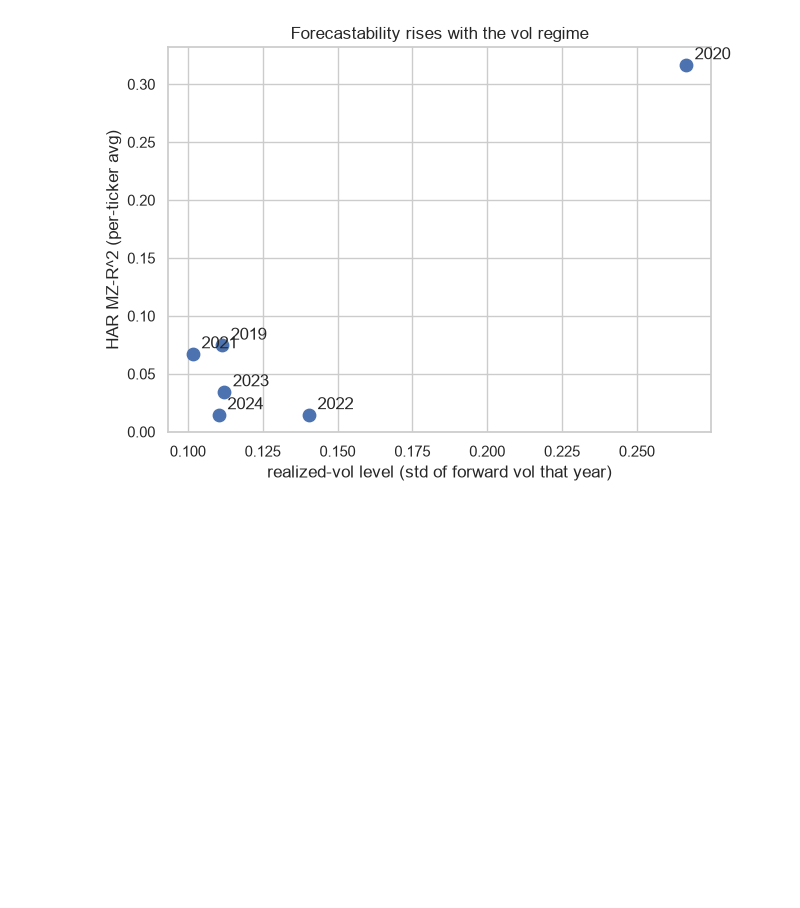
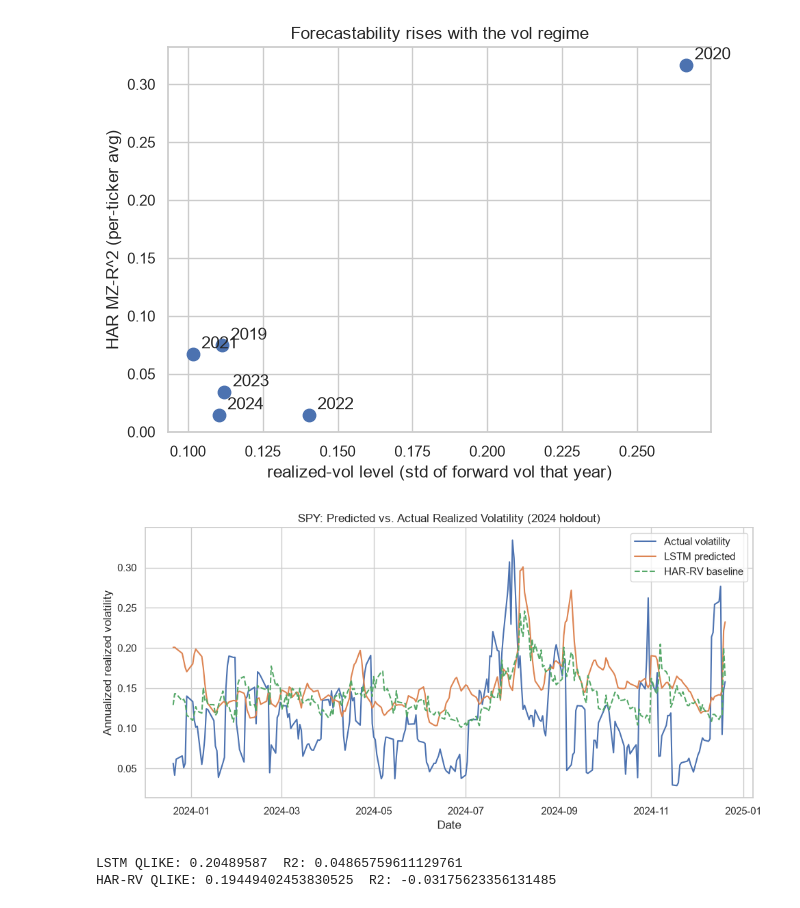
Before and after one commit to sanjits-21623/stock-volatility-predictor, a Jupyter notebook: notebooks/eda.ipynb, the cells around one changed output. Drawn from its saved outputs; the diff is of its cells as text; code cells hidden in the pictures; blank space fills up the shorter version.

```diff
--- a/notebooks/eda.ipynb
+++ b/notebooks/eda.ipynb
@@ -108,3 +99,54 @@ ax.set_title("Forecastability rises with the vol regime")
 plt.show()
 # %% [output]
 [figure]
+# %%
+from tensorflow import keras
+from evaluate import holdout_window, holdout_ticker_index, har_predictions
+from train import make_fold_data
+
+holdout_start, test_end = holdout_window(data, cfg)
+tix = holdout_ticker_index(data, holdout_start, test_end, seq_len)
+_, _, X_test, y_test = make_fold_data(data, holdout_start, test_end, seq_len)
+y_pred_har = har_predictions(data, holdout_start, test_end, seq_len, cfg)
+
+model = keras.models.load_model(ROOT / "models" / "lstm_best.keras")
+y_pred = model.predict(X_test, verbose=0).ravel()
+
+def holdout_dates(data, holdout_start, test_end, seq_len):
+    """Per-row holdout dates, in the SAME ticker order as make_fold_data/tix."""
+    ts_start, ts_end = np.datetime64(holdout_start), np.datetime64(test_end)
+    out = []
+    for d in data.values():
+        label_dates = d["dates"][seq_len - 1:]
+        is_test = (label_dates >= ts_start) & (label_dates < ts_end)
+        out.append(pd.to_datetime(label_dates[is_test]))
+    return np.concatenate(out)
+
+dates_test = holdout_dates(data, holdout_start, test_end, seq_len)
+
+ticker = "SPY"
+mask = tix == ticker
+
+fig, ax = plt.subplots(figsize=(10, 5))
+ax.plot(dates_test[mask], y_test[mask], label="Actual volatility")
+ax.plot(dates_test[mask], y_pred[mask], label="LSTM predicted")
+ax.plot(dates_test[mask], y_pred_har[mask], label="HAR-RV baseline", linestyle="--")
+ax.legend()
+ax.set_title(f"{ticker}: Predicted vs. Actual Realized Volatility (2024 holdout)")
+ax.set_xlabel("Date"); ax.set_ylabel("Annualized realized volatility")
+fig.tight_layout()
+fig.savefig(ROOT / "notebooks" / "results_plot.png", dpi=150, bbox_inches="tight")
+plt.show()
+# %% [output]
+[figure, added]
+# %%
+def qlike(y_true, y_pred):
+    return np.mean(y_pred/y_true - np.log(y_pred/y_true) - 1)
+
+from sklearn.metrics import r2_score
+
+print("LSTM QLIKE:", qlike(y_test, y_pred), " R2:", r2_score(y_test, y_pred))
+print("HAR-RV QLIKE:", qlike(y_test, y_pred_har), " R2:", r2_score(y_test, y_pred_har))
+# %% [output]
+LSTM QLIKE: 0.20489587  R2: 0.04865759611129761
+HAR-RV QLIKE: 0.19449402453830525  R2: -0.03175623356131485
```
Also changed, not shown: parts of 2 cells of this notebook, 2 other files.
